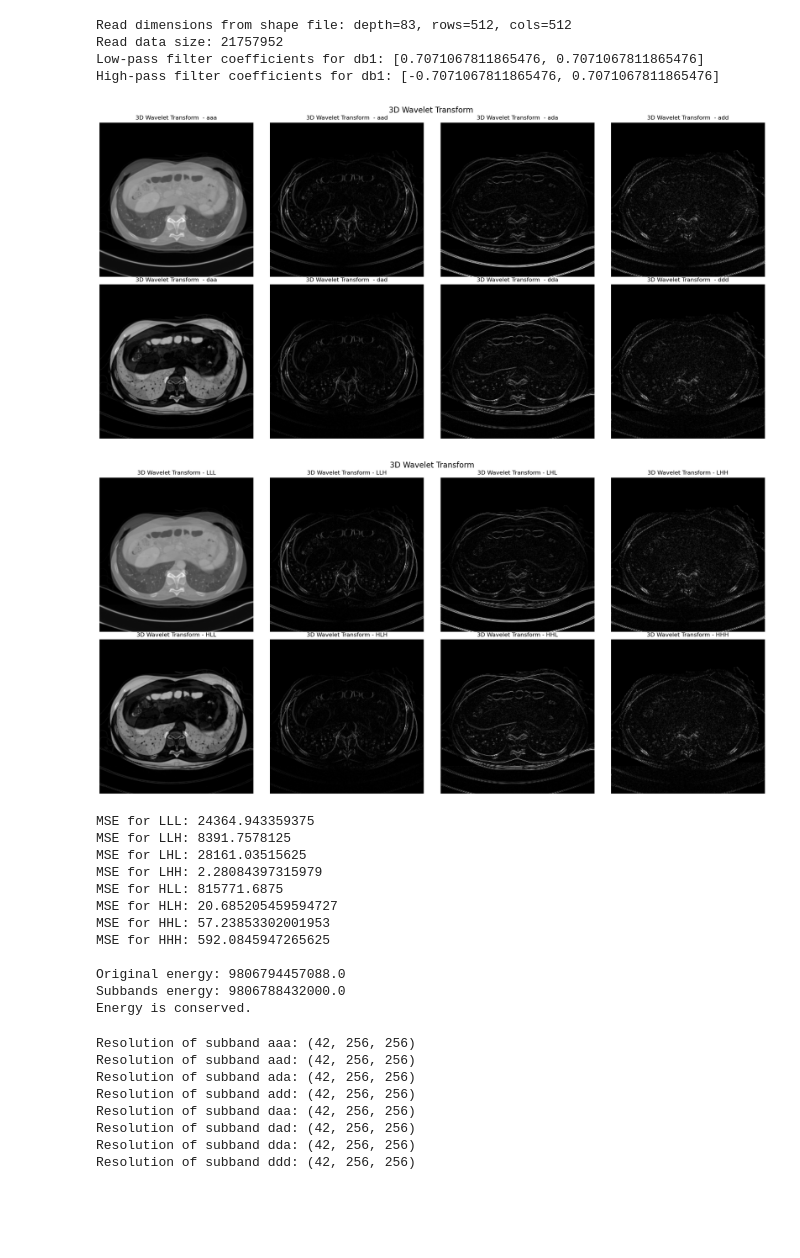
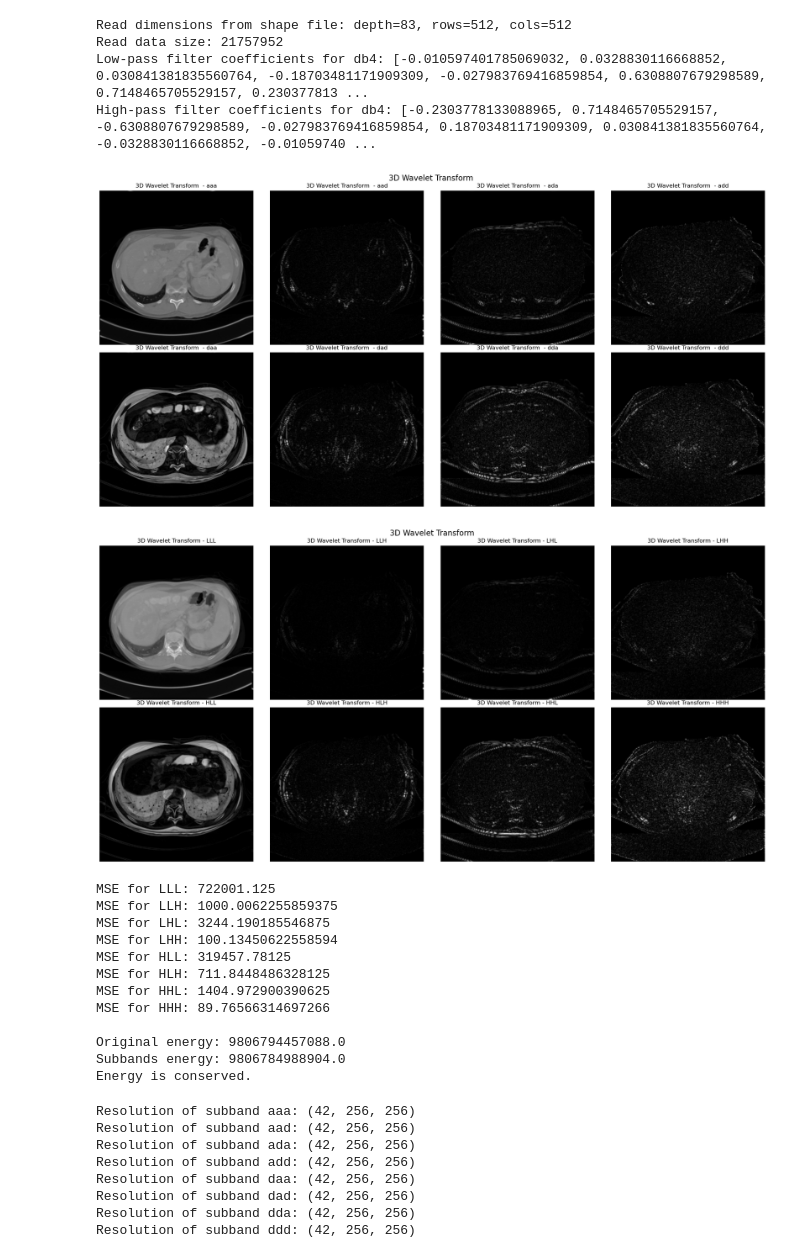
Before and after one commit to Expo39/CCE3015, a Jupyter notebook: DWT/Python/Testing/Test2.ipynb, the cells around one changed output. Saved outputs shown, nothing was run; the diff lists cells and outputs as text; code cells hidden in the pictures; blank space fills up the shorter version.

```diff
--- a/DWT/Python/Testing/Test2.ipynb
+++ b/DWT/Python/Testing/Test2.ipynb
@@ -110,7 +110,7 @@ def display_images(data, title, keys):
             print(f"Key '{key}' not found in data")
             continue
         # Get the first slice along the depth dimension
-        value = data[key][1]  # Display the first "depth" slice
+        value = data[key][0]  # Display the first "depth" slice
         value = normalize(value)
         ax = axes[i // 4, i % 4]
         ax.imshow(value, cmap='gray')
@@ -148,7 +148,7 @@ shape_filename = '../../Final/data/11/11_shape.txt'
 original_data = read_binary_file(original_filename, shape_filename)
 
 # Allow user to specify the wavelet filter
-wavelet_name = 'db1'  # Change this to any wavelet filter you want to use
+wavelet_name = 'db4'  # Change this to any wavelet filter you want to use
 coeffs_pywt = perform_3d_wavelet_transform_pywt(original_data, wavelet=wavelet_name, mode='periodization')
 
 # Print filter coefficients
@@ -159,48 +159,48 @@ print(f"High-pass filter coefficients for {wavelet_name}: {wavelet.dec_hi}")
 # Read the results from the C++ implementation
 cpp_filename = '../../Final/serial/outputs/11out.bin'
 data_cpp = read_wavelet3d_result(cpp_filename)
 
 # Display the images for 3D wavelet transform using PyWavelets
 display_images(coeffs_pywt, '3D Wavelet Transform ', keys=['aaa', 'aad', 'ada', 'add', 'daa', 'dad', 'dda', 'ddd'])
 
 # Display the images for 3D wavelet transform from C++ implementation
 display_images(data_cpp, '3D Wavelet Transform', keys=['LLL', 'LLH', 'LHL', 'LHH', 'HLL', 'HLH', 'HHL', 'HHH'])
 
 # Mapping between C++ keys and PyWavelets keys
 cpp_to_pywt_keys = {
     'LLL': 'aaa', 'LLH': 'aad', 'LHL': 'ada', 'LHH': 'add',
     'HLL': 'daa', 'HLH': 'dad', 'HHL': 'dda', 'HHH': 'ddd'
 }
 
 # Compare the results with corrected key mapping
 for cpp_key, pywt_key in cpp_to_pywt_keys.items():
     try:
         cpp_data, pywt_data = crop_to_match_shape(data_cpp[cpp_key], coeffs_pywt[pywt_key])
         mse = np.mean((cpp_data - pywt_data) ** 2)
         print(f"MSE for {cpp_key}: {mse}")
     except KeyError as e:
         print(f"KeyError: {e} for key {cpp_key}")
 
 # Check energy conservation
 check_energy_conservation(original_data, data_cpp)
 # %% [output]
 Read dimensions from shape file: depth=83, rows=512, cols=512
 Read data size: 21757952
-Low-pass filter coefficients for db1: [0.7071067811865476, 0.7071067811865476]
-High-pass filter coefficients for db1: [-0.7071067811865476, 0.7071067811865476]
+Low-pass filter coefficients for db4: [-0.010597401785069032, 0.0328830116668852, 0.030841381835560764, -0.18703481171909309, -0.027983769416859854, 0.6308807679298589, 0.7148465705529157, 0.230377813 ...
+High-pass filter coefficients for db4: [-0.2303778133088965, 0.7148465705529157, -0.6308807679298589, -0.027983769416859854, 0.18703481171909309, 0.030841381835560764, -0.0328830116668852, -0.01059740 ...
-[figure, old version]
+[figure, new version]
-[figure, old version]
+[figure, new version]
-MSE for LLL: 24364.943359375
-MSE for LLH: 8391.7578125
-MSE for LHL: 28161.03515625
-MSE for LHH: 2.28084397315979
-MSE for HLL: 815771.6875
-MSE for HLH: 20.685205459594727
-MSE for HHL: 57.23853302001953
-MSE for HHH: 592.0845947265625
+MSE for LLL: 722001.125
+MSE for LLH: 1000.0062255859375
+MSE for LHL: 3244.190185546875
+MSE for LHH: 100.13450622558594
+MSE for HLL: 319457.78125
+MSE for HLH: 711.8448486328125
+MSE for HHL: 1404.972900390625
+MSE for HHH: 89.76566314697266
 
 Original energy: 9806794457088.0
-Subbands energy: 9806788432000.0
+Subbands energy: 9806784988904.0
 Energy is conserved.
 # %%
 for key, value in coeffs_pywt.items():
```
Also changed, not shown: 14 other files.
